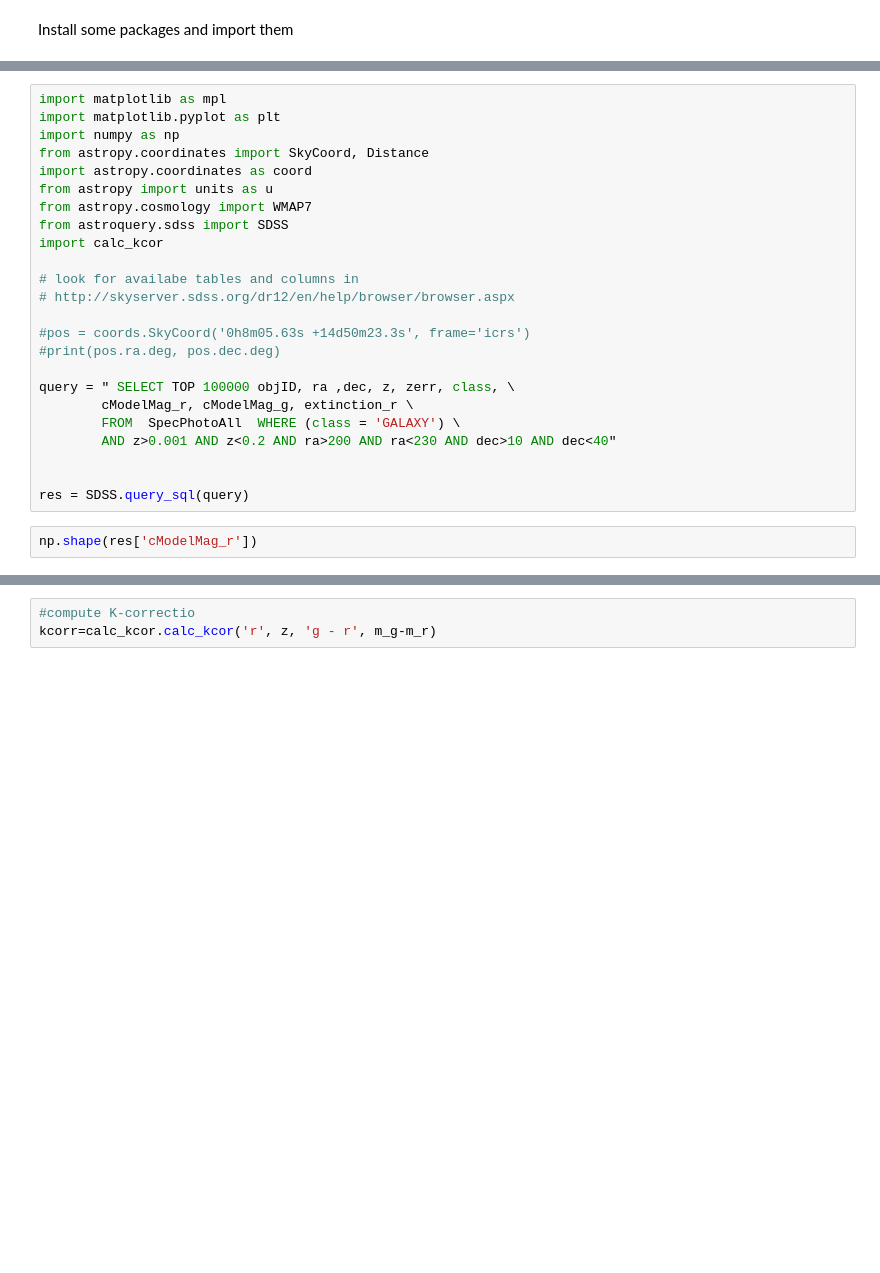
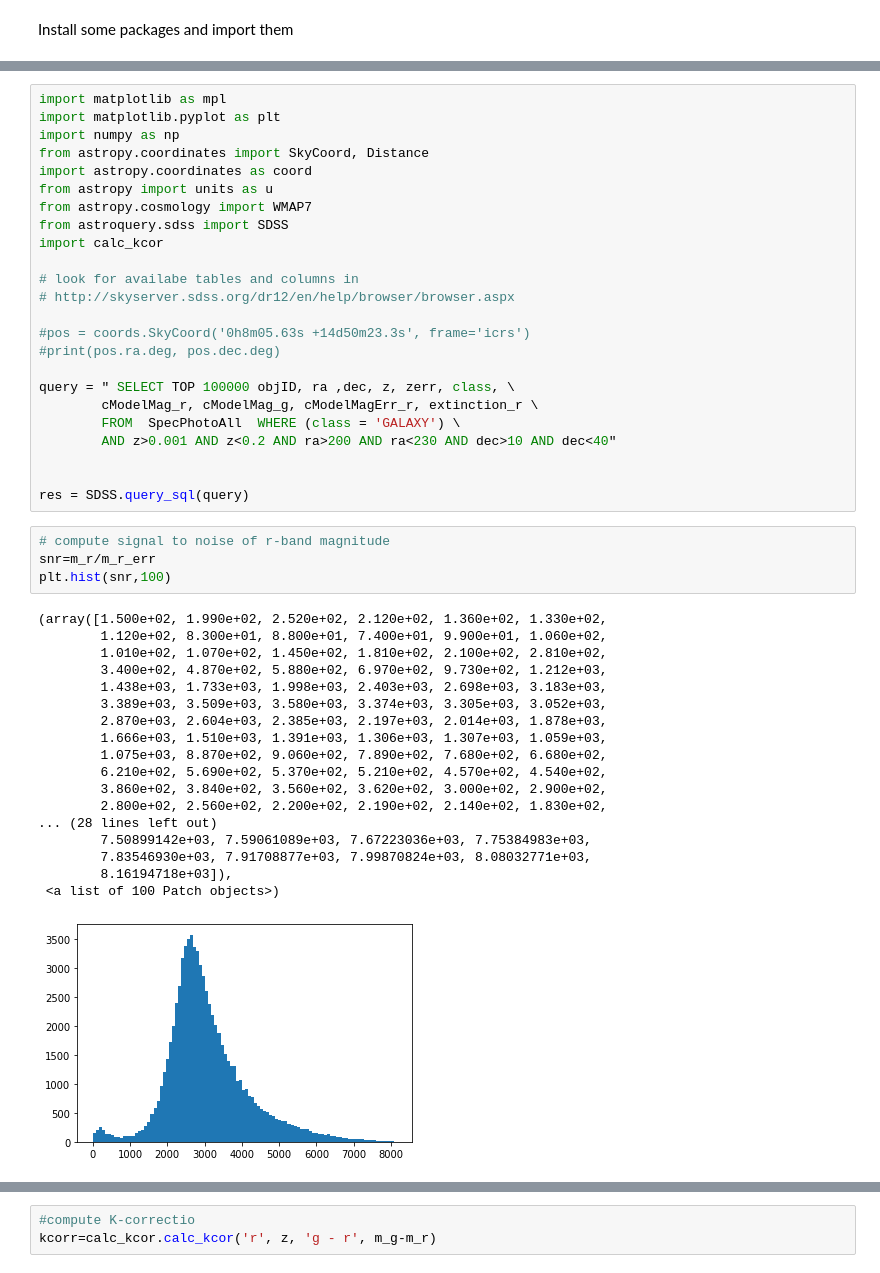
Before and after one commit to csabiu/astronomy, a Jupyter notebook: Astro_luminosity_function.ipynb, the cells around one changed output, grey strips where cells are left out. Saved outputs shown, nothing was run; the diff lists cells and outputs as text; blank space fills up the shorter version.

```diff
--- a/Astro_luminosity_function.ipynb
+++ b/Astro_luminosity_function.ipynb
@@ -24,14 +53,35 @@ import calc_kcor
 #print(pos.ra.deg, pos.dec.deg)
 
 query = " SELECT TOP 100000 objID, ra ,dec, z, zerr, class, \
-        cModelMag_r, cModelMag_g, extinction_r \
+        cModelMag_r, cModelMag_g, cModelMagErr_r, extinction_r \
         FROM  SpecPhotoAll  WHERE (class = 'GALAXY') \
         AND z>0.001 AND z<0.2 AND ra>200 AND ra<230 AND dec>10 AND dec<40"
 
 
 res = SDSS.query_sql(query)
-# %%
-np.shape(res['cModelMag_r'])
+# %%
+# compute signal to noise of r-band magnitude
+snr=m_r/m_r_err
+plt.hist(snr,100)
+# %% [output]
+(array([1.500e+02, 1.990e+02, 2.520e+02, 2.120e+02, 1.360e+02, 1.330e+02,
+        1.120e+02, 8.300e+01, 8.800e+01, 7.400e+01, 9.900e+01, 1.060e+02,
+        1.010e+02, 1.070e+02, 1.450e+02, 1.810e+02, 2.100e+02, 2.810e+02,
+        3.400e+02, 4.870e+02, 5.880e+02, 6.970e+02, 9.730e+02, 1.212e+03,
+        1.438e+03, 1.733e+03, 1.998e+03, 2.403e+03, 2.698e+03, 3.183e+03,
+        3.389e+03, 3.509e+03, 3.580e+03, 3.374e+03, 3.305e+03, 3.052e+03,
+        2.870e+03, 2.604e+03, 2.385e+03, 2.197e+03, 2.014e+03, 1.878e+03,
+        1.666e+03, 1.510e+03, 1.391e+03, 1.306e+03, 1.307e+03, 1.059e+03,
+        1.075e+03, 8.870e+02, 9.060e+02, 7.890e+02, 7.680e+02, 6.680e+02,
+        6.210e+02, 5.690e+02, 5.370e+02, 5.210e+02, 4.570e+02, 4.540e+02,
+        3.860e+02, 3.840e+02, 3.560e+02, 3.620e+02, 3.000e+02, 2.900e+02,
+        2.800e+02, 2.560e+02, 2.200e+02, 2.190e+02, 2.140e+02, 1.830e+02,
+... (28 lines left out)
+        7.50899142e+03, 7.59061089e+03, 7.67223036e+03, 7.75384983e+03,
+        7.83546930e+03, 7.91708877e+03, 7.99870824e+03, 8.08032771e+03,
+        8.16194718e+03]),
+ <a list of 100 Patch objects>)
+[figure, added]
 # %%
 res=res[res['cModelMag_r']>0] # clean data a little
 ra=res['ra']
```
Also changed, not shown: parts of 3 cells of this notebook.
